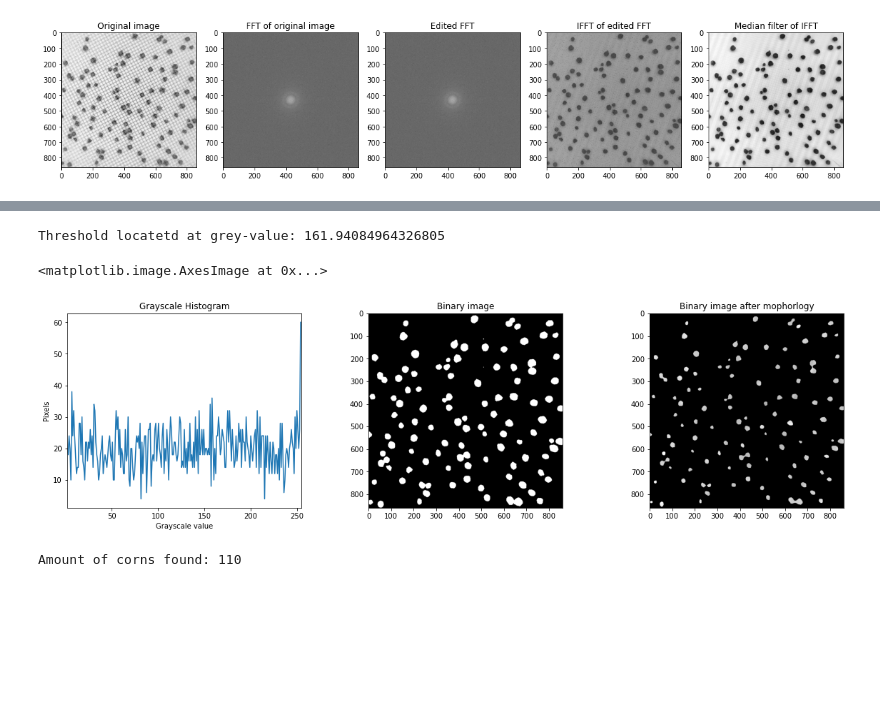
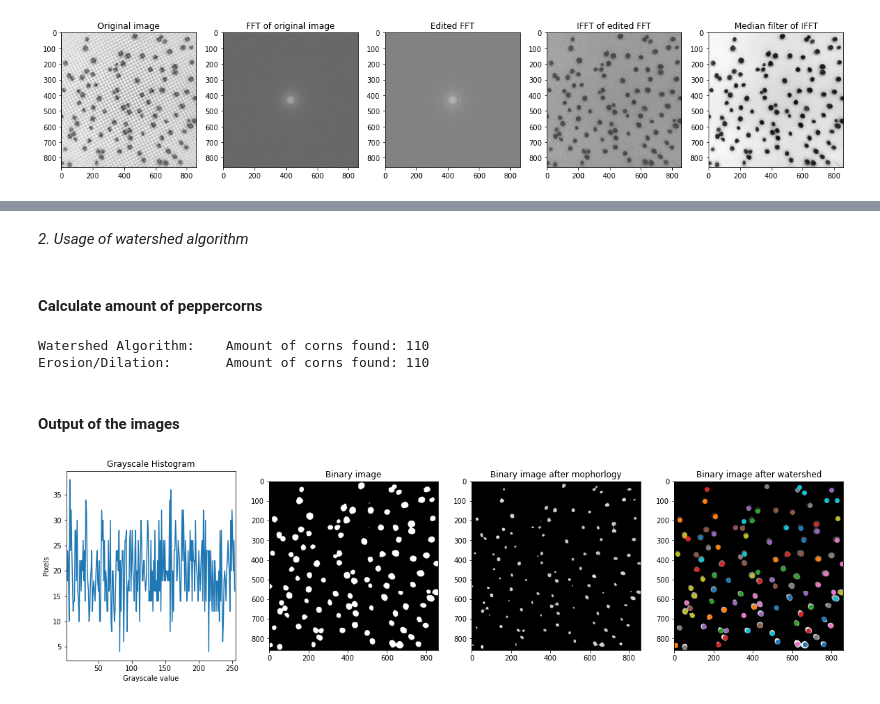
Before and after one commit to lschirmbrand/DHBW_Digital_Image_Processing, a Jupyter notebook: exec.ipynb, the cells around one changed output, grey strips where cells are left out. Drawn from its saved outputs; the diff is of its cells as text; code cells hidden in the pictures; blank space fills up the shorter version.

Commit message:
added watershed algorithm and cleanup

```diff
--- a/exec.ipynb
+++ b/exec.ipynb
@@ -50,41 +91,47 @@ ax[4].imshow(median_img)
+# %%
+erosion_radius = 10
+erosion_img = morphology.dilation(masked_img, disk(erosion_radius/3))
+erosion_img = morphology.erosion(erosion_img, disk(erosion_radius))
+# %% [markdown]
+*2. Usage of watershed algorithm*
+# %%
+distance = ndim.distance_transform_edt(binary_mask)
+coords = peak_local_max(distance, min_distance=7)
+mask = np.zeros(distance.shape, dtype=bool)
+mask[tuple(coords.T)] = True
+markers, _ = ndim.label(mask)
+segmented_image = watershed(-distance, markers, mask=binary_mask, watershed_line=True)
+# %% [markdown]
+#### Calculate amount of peppercorns
+# %%
+min_d = 6
+
+distance = ndim.distance_transform_edt(segmented_image)
+coordinates = peak_local_max(distance, min_distance=min_d)
+print("Watershed Algorithm: \tAmount of corns found: {}".format(len(coordinates)))
+
+distance = ndim.distance_transform_edt(erosion_img)
+coordinates = peak_local_max(distance, min_distance=min_d)
+print("Erosion/Dilation: \tAmount of corns found: {}".format(len(coordinates)))
+# %% [output]
+Watershed Algorithm:    Amount of corns found: 110
+Erosion/Dilation:       Amount of corns found: 110
+# %% [markdown]
+#### Output of the images
 # %%
-fig, ax = plt.subplots(ncols=3,figsize=(20,5))
-
-histogram, bin_edges = np.histogram(input_image_fft, bins=256, range=(0, 255))
-
-t = filters.threshold_otsu(median_img)
-print("Threshold locatetd at grey-value: {}".format(t))
-
-binary_mask = median_img < t
-
-# use the binary_mask to remove the background
-masked_img = np.zeros_like(median_img)
-masked_img[binary_mask] = median_img[binary_mask]
-
-erosion_radius = 10.5
-
-erosion_img = skimage.morphology.dilation(masked_img, disk(erosion_radius/3))
-erosion_img = skimage.morphology.erosion(erosion_img, disk(erosion_radius))
-erosion_img = skimage.morphology.dilation(erosion_img, disk(erosion_radius/4))
-
+fig, ax = plt.subplots(ncols=4,figsize=(20,5))
 ax[0].plot(bin_edges[0:-1], histogram)
 ax[0].title.set_text('Grayscale Histogram')
 ax[0].set_xlabel('Grayscale value')
 ax[0].set_ylabel('Pixels')
 ax[0].set_xlim(2,255)
 ax[1].title.set_text('Binary image')
 ax[1].imshow(binary_mask)
 ax[2].title.set_text('Binary image after mophorlogy')
 ax[2].imshow(erosion_img)
+ax[3].title.set_text('Binary image after watershed')
+ax[3].imshow(segmented_image)
+for (y, x) in coordinates:
+        ax[3].scatter(x, y)
 # %% [output]
-Threshold locatetd at grey-value: 161.94084964326805
-<matplotlib.image.AxesImage at 0x...>
-[figure, old version]
+[figure, new version]
-# %%
-min_d = 5
-
-distance = ndim.distance_transform_edt(erosion_img)
-coordinates = peak_local_max(distance, min_distance=min_d)
-print("Amount of corns found: {}".format(len(coordinates)))
-# %% [output]
-Amount of corns found: 110
```
Also changed, not shown: parts of 24 cells of this notebook, 1 other file.
